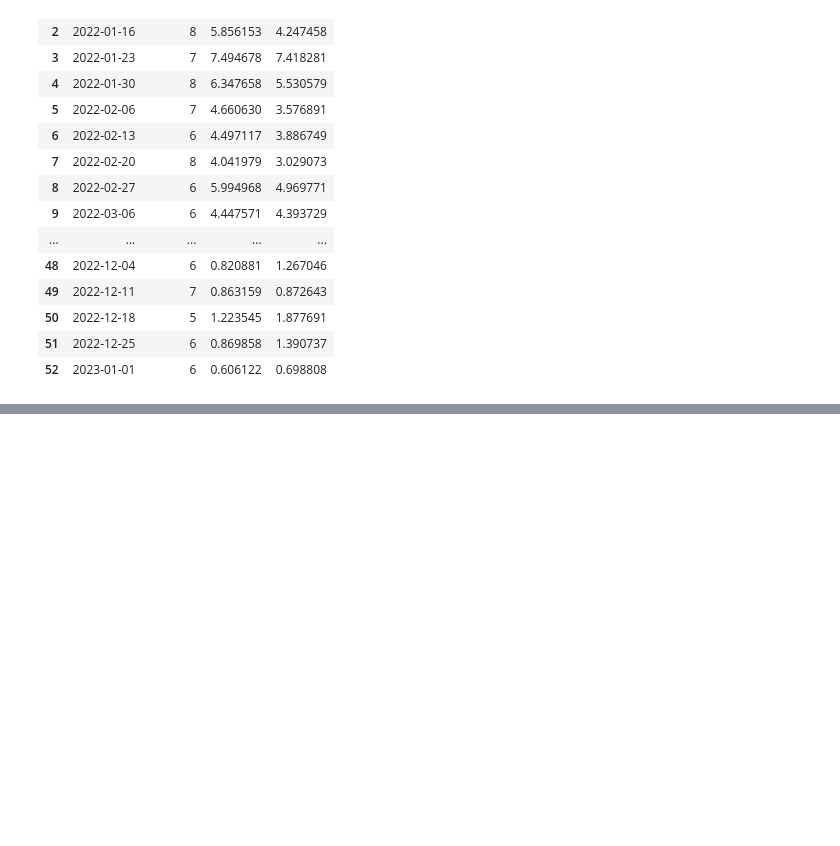
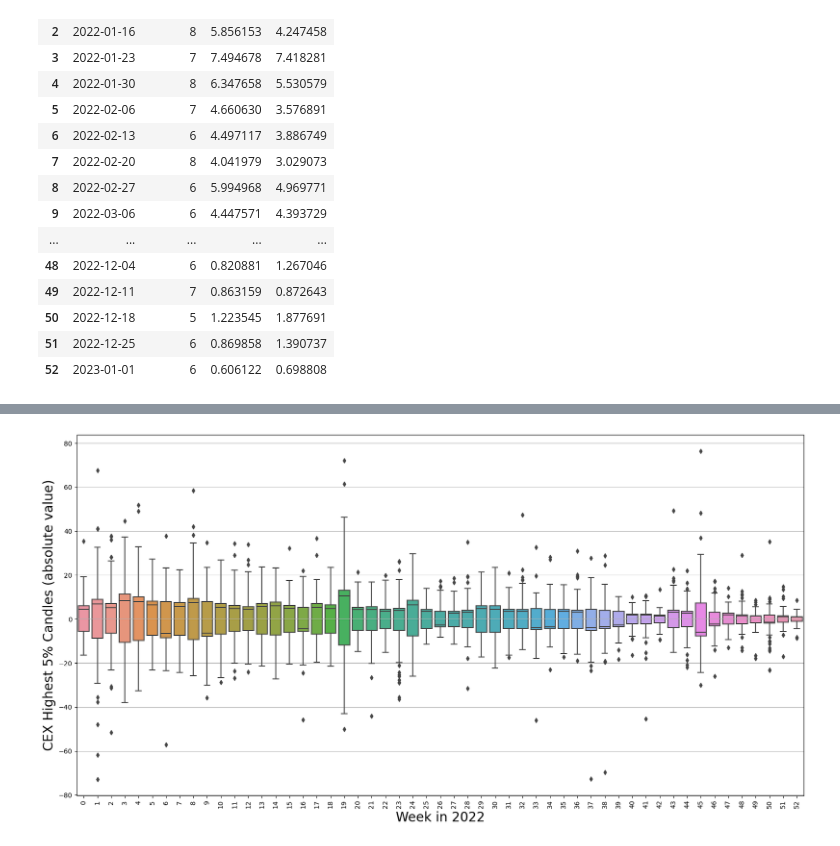
Before and after one commit to stephan-klein/caa_project_defi_vs_cex_prices, a Jupyter notebook: caa_regression_perblocks_loop.ipynb, the cells around one changed output, grey strips where cells are left out. Saved outputs shown, nothing was run; the diff lists cells and outputs as text; code cells hidden in the pictures; blank space fills up the shorter version.

```diff
--- a/caa_regression_perblocks_loop.ipynb
+++ b/caa_regression_perblocks_loop.ipynb
@@ -187,0 +214,27 @@ plt.show()
+# %%
+shocks = pd.DataFrame()
+i = 0
+
+for week_start_date, cex_df in cex_weekly.items():
+    # print(f"Week starting on: {week_start_date}")
+    # if len(results) == 0:
+    #   results = result
+
+    df = cex_df.copy()
+    # Calculate the absolute difference between open and close prices for cex
+    df['shock_height'] = abs(df['open'] - df['close'])
+    df['price_diff'] = df['close'] - df['open']
+
+    # Calculate the 95th percentile of the absolute difference
+    threshold = np.percentile(df['shock_height'], 95)
+
+    # Filter rows where the absolute difference is greater than or equal to the threshold
+    df_shock = df[df['shock_height'] >= threshold]
+    df_shock = df_shock.reset_index(drop=True)
+    print(len(df_shock))
+
+    shocks = pd.concat([shocks,df_shock['price_diff'].rename(f'{i}')], axis=1)
+
+    i += 1
+
+shocks
@@ -187,0 +272,17 @@ plt.show()
+# %%
+import seaborn as sns
+plt.figure(figsize=(20,10))
+
+# plot boxplot with seaborn
+sns.boxplot(data=shocks)
+
+# Rotate x-labels for better visibility if they overlap
+plt.xticks(rotation=90)
+plt.grid(axis='y')
+plt.ylabel('CEX Highest 5% Candles (absolute value)', fontsize=20)
+plt.xlabel('Week in 2022', fontsize=20)
+
+# Show the plot
+plt.show()
+# %% [output]
+[figure, added]
```
Also changed, not shown: parts of 3 cells of this notebook.
